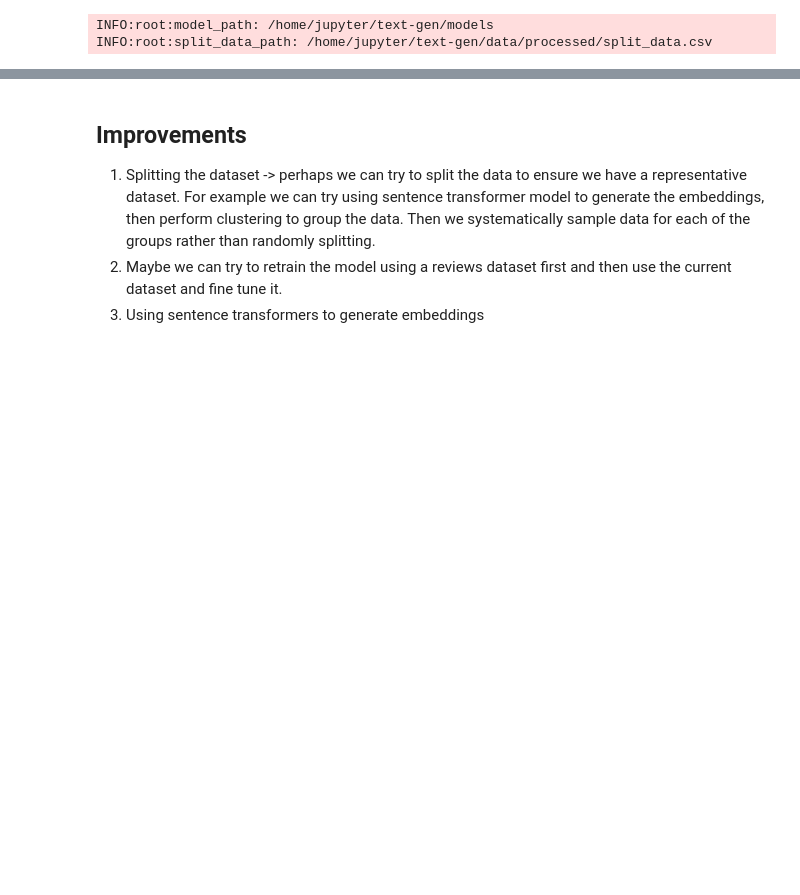
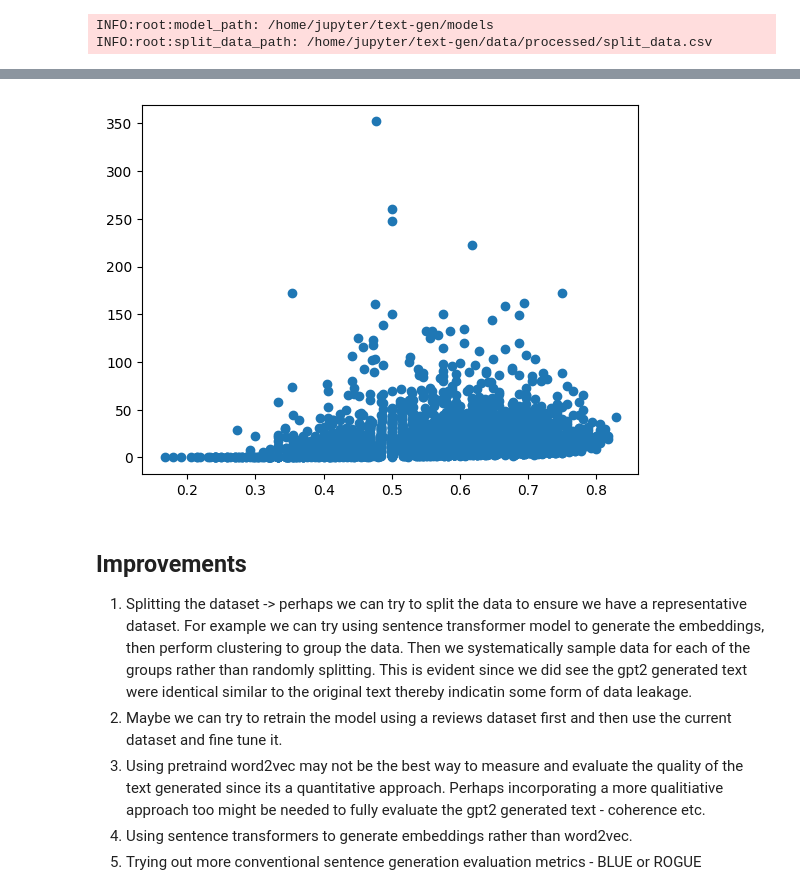
Before and after one commit to SantoshYadaw/Review-Generation-using-GPT2, a Jupyter notebook: notebooks/text-gen.ipynb, the cells around one changed output, grey strips where cells are left out. Cells and saved outputs as stored; diff of their text form; code cells hidden in the pictures; blank space fills up the shorter version.

```diff
--- a/notebooks/text-gen.ipynb
+++ b/notebooks/text-gen.ipynb
@@ -491,0 +511,7 @@ data_val["jaccard_score"] = data_val.progress_apply(lambda x: jaccard_similarity
+# %%
+# Samples with high jaccard similarity score (greater than 0.6 average)
+def count_words(text_list: str):
+    text_list_format = ast.literal_eval(text_list)
+    return len(text_list_format)
+
+data_val["word_count"] = data_val["text_lists"].progress_apply(count_words)
@@ -499,21 +662,15 @@ from math import sqrt, pow, exp
 nlp = spacy.load("en_core_web_sm")
 # %%
 # Create embeddings using simply word2vec
-def generate_word2vec_embedding(sentences: str):
+def generate_word2vec_embedding(sentence: str):
     # generate the average of word embeddings
     return nlp(sentence).vector
 
-# Calculate the cosine simialrity
-def cos_similarity(x,y):
-    """ return cosine similarity between two lists """
+def calculate_cosine_similarity_score(sentence_one: str, sentence_two: str):
+    # encode the sentences into embeddings
+    sentence_one_emb = generate_word2vec_embedding(sentence_one)
+    sentence_two_emb = generate_word2vec_embedding(sentence_two)
 
-    numerator = sum(a*b for a,b in zip(x,y))
-    denominator = squared_sum(x)*squared_sum(y)
-
-    return round(numerator/float(denominator),3)
+    # calculate cosine similarity score
+    cos_sim_score = 1 - cosine(sentence_one_emb, sentence_two_emb)
+    return cos_sim_score
-# %%
-# generate word2vec embedding for original text
-data_val["text_embedding"] = data_val["text"].progress_apply(generate_word2vec_embedding)
-
-# generate word2vec embedding for gpt2 generated text
-data_val["gpt_text_gen_embedding"] = data_val["gpt_text_gen"].progress_apply(generate_word2vec_embedding)
@@ -548,0 +677,3 @@ cosine_similarity
+# %%
+# Calculate cosine similarity score
+data_val["cos_sim_score"] = data_val.progress_apply(lambda x: calculate_cosine_similarity_score(x["text"], x["gpt_text_gen"]), axis=1)
@@ -548,0 +795,12 @@ cosine_similarity
+# %%
+# Plot graph of cosine similarity , jaccard similarity vs number of words
+x1 = data_val["jaccard_score"].to_list()
+x2 = data_val["cos_sim_score"].to_list()
+y = data_val["word_count"].to_list()
+
+# plot line
+plt.scatter(x1, y)
+# plt.plot(x2, y)
+plt.show()
+# %% [output]
+[figure, added]
@@ -549,5 +809,7 @@ cosine_similarity
 # %% [markdown]
 ## Improvements
-1. Splitting the dataset -> perhaps we can try to split the data to ensure we have a representative dataset. For example we can try using sentence transformer model to generate the embeddings, then perform clustering to group the data. Then we systematically sample data for each of the groups rather than randomly splitting.
+1. Splitting the dataset -> perhaps we can try to split the data to ensure we have a representative dataset. For example we can try using sentence transformer model to generate the embeddings, then perform clustering to group the data. Then we systematically sample data for each of the groups rather than randomly splitting. This is evident since we did see the gpt2 generated text were identical similar to the original text thereby indicatin some form of data leakage.
 2. Maybe we can try to retrain the model using a reviews dataset first and then use the current dataset and fine tune it.
-3. Using sentence transformers to generate embeddings
+3. Using pretraind word2vec may not be the best way to measure and evaluate the quality of the text generated since its a quantitative approach. Perhaps incorporating a more qualitiative approach too might be needed to fully evaluate the gpt2 generated text - coherence etc.
+4. Using sentence transformers to generate embeddings rather than word2vec.
+5. Trying out more conventional sentence generation evaluation metrics - BLUE or ROGUE
```
Also changed, not shown: parts of 41 cells of this notebook, 1 other file.
